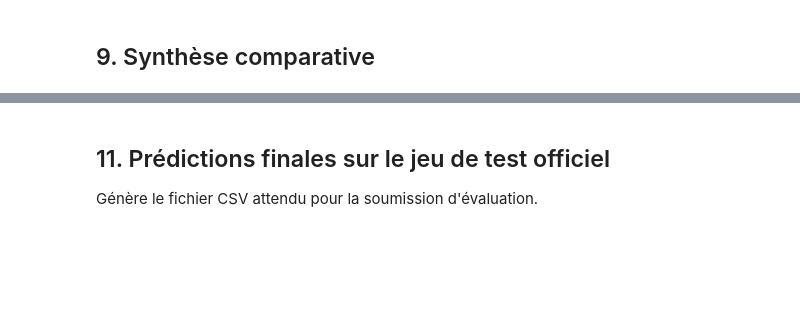
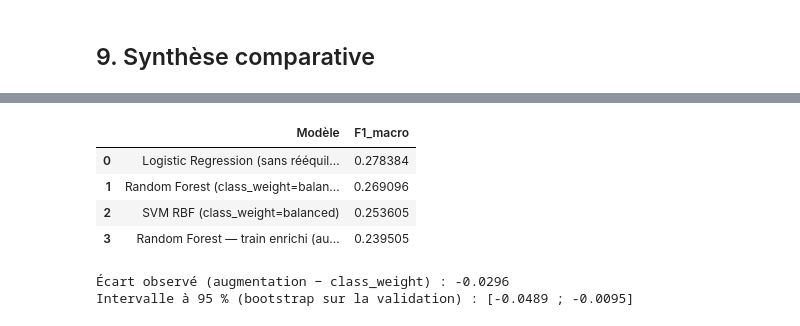
Before and after one commit to zeyglitch/facial-expression-recognition-pipeline, a Jupyter notebook: 02_GTI771_Classification.ipynb, the cells around one changed output, grey strips where cells are left out. Drawn from its saved outputs; the diff is of its cells as text; code cells hidden in the pictures; blank space fills up the shorter version.

```diff
--- a/02_GTI771_Classification.ipynb
+++ b/02_GTI771_Classification.ipynb
@@ -423,4 +472,27 @@ Ces confusions confirment que sans compensation du déséquilibre, le modèle sa
-# %% [markdown]
-## 11. Prédictions finales sur le jeu de test officiel
-
-Génère le fichier CSV attendu pour la soumission d'évaluation.
+# %%
+tous = resultats + [res_rf_aug]
+df_synthese = pd.DataFrame([{'Modèle': r['nom'], 'F1_macro': r['f1_macro']} for r in tous])
+df_synthese.sort_values('F1_macro', ascending=False)
+# %% [output]
+|  | Modèle | F1_macro |
+| 0 | Logistic Regression (sans rééquil... | 0.278384 |
+| 1 | Random Forest (class_weight=balan... | 0.269096 |
+| 2 | SVM RBF (class_weight=balanced) | 0.253605 |
+| 3 | Random Forest — train enrichi (au... | 0.239505 |
+# %%
+from sklearn.metrics import f1_score
+import numpy as np
+
+# Écart de F1 macro (augmentation − class_weight) : l'écart observé est-il plus grand que le bruit de la validation ?
+rng = np.random.default_rng(42)
+y_a, y_b = res_rf['y_pred'], res_rf_aug['y_pred']
+ecarts = []
+for _ in range(1000):
+    idx = rng.integers(0, len(y_val), len(y_val))
+    ecarts.append(f1_score(y_val[idx], y_b[idx], average='macro') - f1_score(y_val[idx], y_a[idx], average='macro'))
+bas, haut = np.percentile(ecarts, [2.5, 97.5])
+print(f"Écart observé (augmentation − class_weight) : {res_rf_aug['f1_macro'] - res_rf['f1_macro']:+.4f}")
+print(f"Intervalle à 95 % (bootstrap sur la validation) : [{bas:+.4f} ; {haut:+.4f}]")
+# %% [output]
+Écart observé (augmentation − class_weight) : -0.0296
+Intervalle à 95 % (bootstrap sur la validation) : [-0.0489 ; -0.0095]
```
Also changed, not shown: parts of 27 cells of this notebook, 4 other files.
